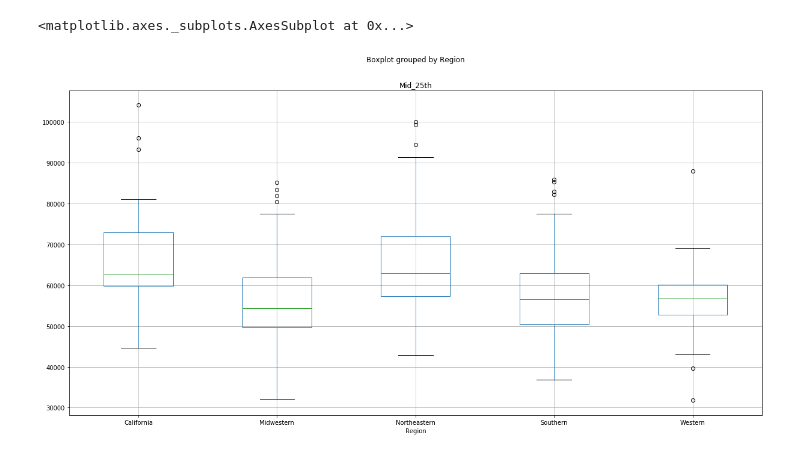
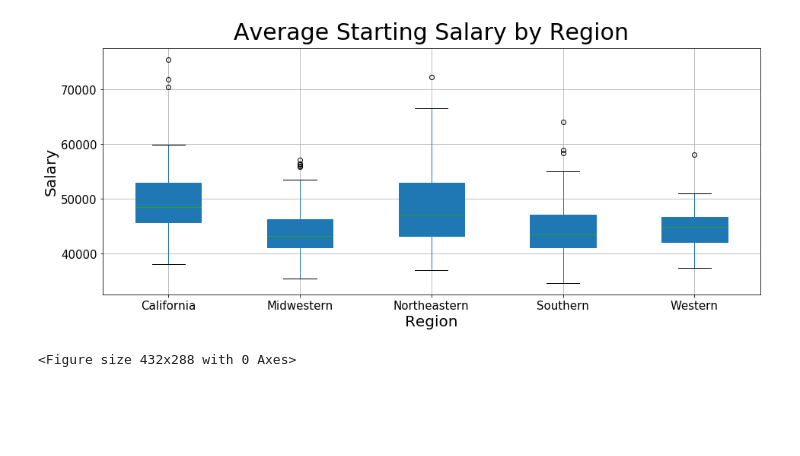
Before and after one commit to khosenag03/RICHdataGroupProject, a Jupyter notebook: College_vs_Salary.ipynb, the cells around one changed output. Saved outputs shown, nothing was run; the diff lists cells and outputs as text; code cells hidden in the pictures; blank space fills up the shorter version.

```diff
--- a/College_vs_Salary.ipynb
+++ b/College_vs_Salary.ipynb
@@ -87,6 +83,14 @@ Region_Sort.boxplot("Starting_Mid", by="Region", figsize=(20, 10))
-# %%
-# Create a boxplot to compare means Mid_25th Salary
-Region_Sort.boxplot("Mid_25th", by="Region", figsize=(20, 10))
-# %% [output]
-<matplotlib.axes._subplots.AxesSubplot at 0x...>
-[figure, removed]
+# %%
+# Create a boxplot to compare means Starting Salary
+Staring_Range = Region_Sort.boxplot("Starting_Mid", by="Region", figsize=(15,6), fontsize=15, patch_artist=True)
+plt.title("")
+# get rid of the automatic 'Boxplot grouped by group_by_column_name' title
+plt.suptitle("Average Starting Salary by Region", fontsize=30)
+plt.ylabel('Salary', fontsize=20)
+plt.xlabel('Region', fontsize=20)
+plt.show()
+# Save the figure
+plt.savefig("StartingSalMeanByRegion.png")
+# %% [output]
+[figure, added]
+<Figure size 432x288 with 0 Axes>
```
Also changed, not shown: parts of 22 cells of this notebook, 6 other files.
